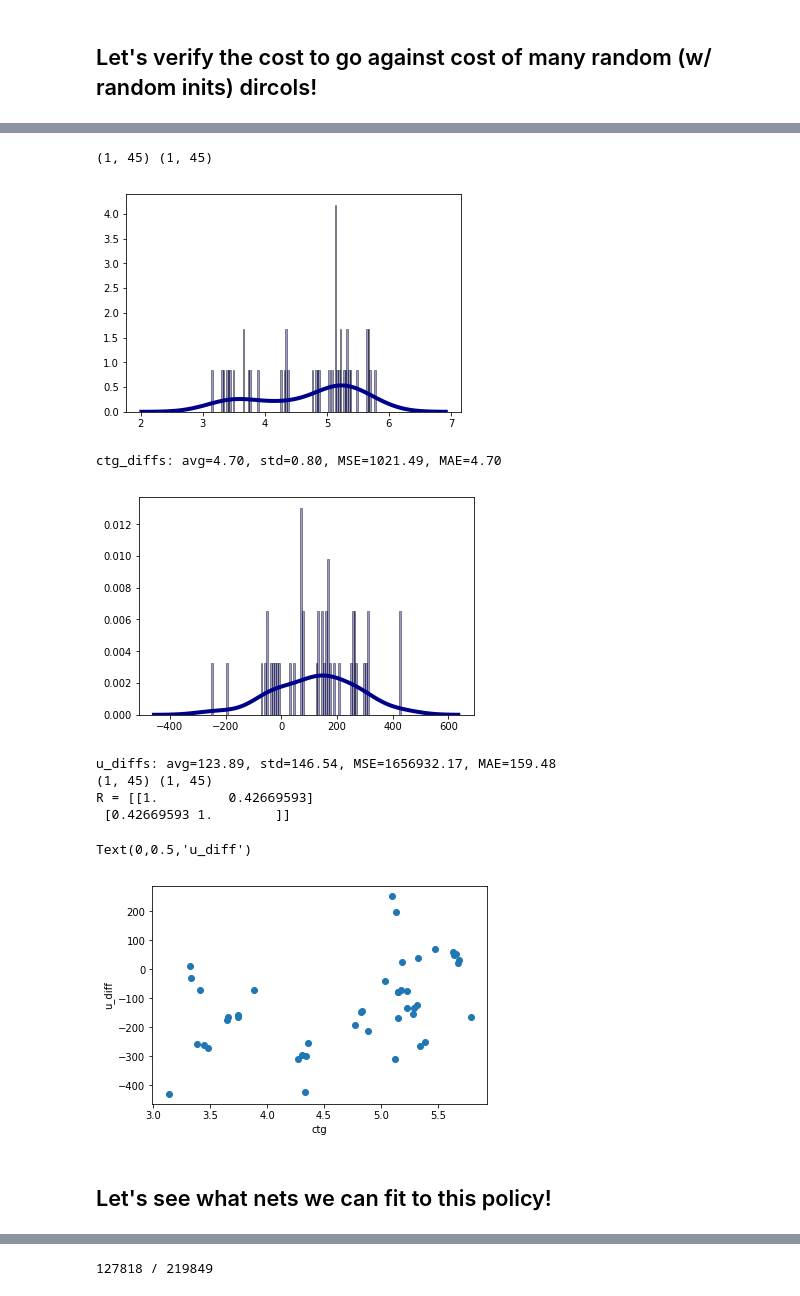
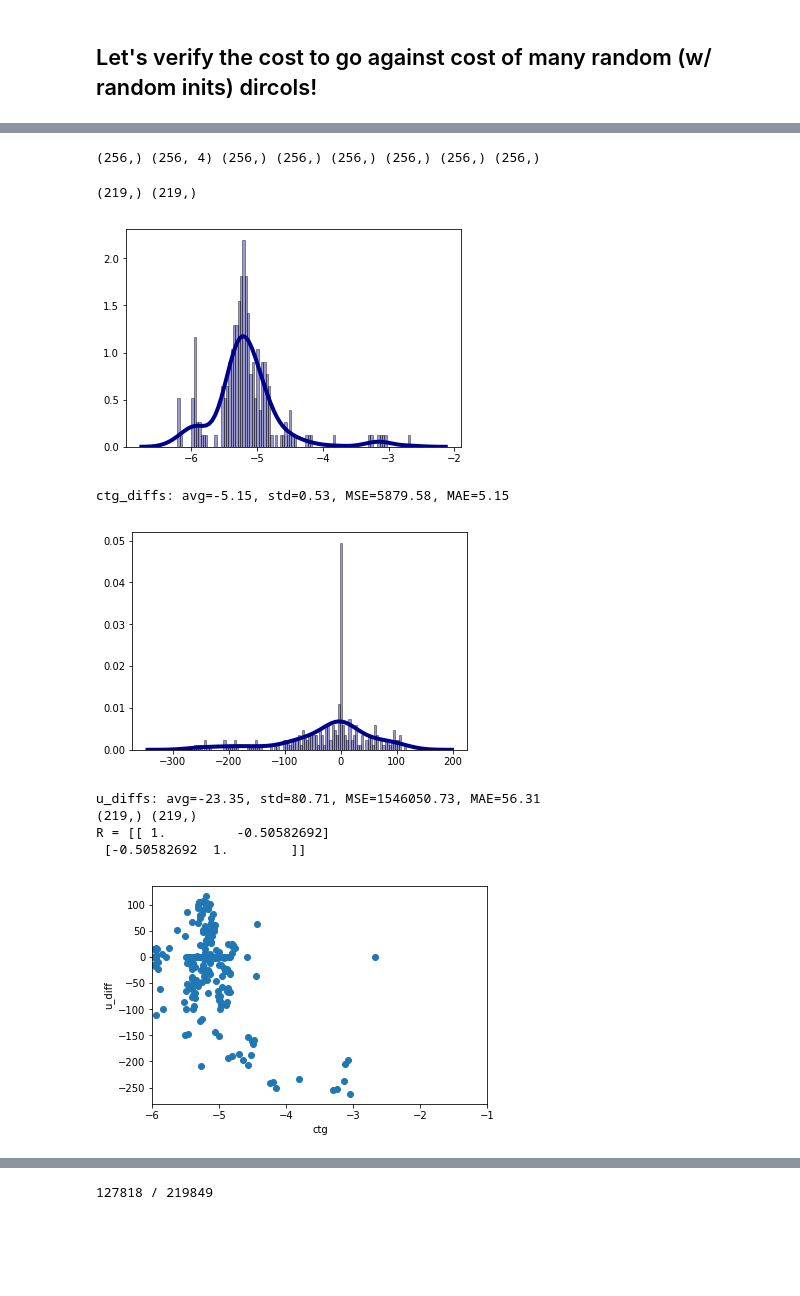
Before and after one commit to robert-verkuil/drake-pytorch, a Jupyter notebook: python/playgrounds/VI/Value Iteration - Cartpole.ipynb, the cells around one changed output, grey strips where cells are left out. Drawn from its saved outputs; the diff is of its cells as text; code cells hidden in the pictures; blank space fills up the shorter version.

```diff
--- a/python/playgrounds/VI/Value Iteration - Cartpole.ipynb
+++ b/python/playgrounds/VI/Value Iteration - Cartpole.ipynb
@@ -169,7 +171,7 @@ def load_policy(name):
     ctg = np.load('numpy_saves/ctg__cartpole_'+name+'.npy')
     return BarycentricMeshSystem(b_mesh, output_values), ctg
 # save_policy('test_stabilize_top7_w_ctg')
-policy, ctg = load_policy('test_stabilize_top7_w_ctg')
+policy, cost_to_go = load_policy('test_stabilize_top7_w_ctg')
 # %%
 # Animate the resulting policy.
 builder = DiagramBuilder()
@@ -238,10 +240,11 @@ def do_dircol(ic, warm_start="linear", seed=1776, should_vis=False):
     return do_dircol_cartpole(ic           = ic,
                        warm_start   = warm_start,
                        seed         = seed,
-                       should_vis   = should_vis)#,
+                       should_vis   = should_vis,
+                       torque_limit = 250.,
 #                        num_samples  = 42,
-#                        min_timestep = 0.2,
-#                        max_timestep = 0.21)
+                       min_timestep = 0.0001,
+                       max_timestep = 1.)
 # %%
 %matplotlib notebook
 
@@ -394,10 +328,26 @@ KeyboardInterrupt:
+# %%
+found_ctgs, expected_ctgs, found_us, expected_us, found_ts, expected_ts = (item.reshape(1, -1)[0] for item in (found_ctgs, expected_ctgs, found_us, expected_us, found_ts, expected_ts))
+print(valids.shape, ics.shape, found_ctgs.shape, expected_ctgs.shape, found_us.shape, expected_us.shape, found_ts.shape, expected_ts.shape)
+ics, found_ctgs, expected_ctgs, found_us, expected_us, found_ts, expected_ts = (item[valids] for item in (ics, found_ctgs, expected_ctgs, found_us, expected_us, found_ts, expected_ts))
+# %% [output]
+(256,) (256, 4) (256,) (256,) (256,) (256,) (256,) (256,)
 # %%
 %matplotlib inline
 import seaborn as sns
 
-good_ctg_diffs = -ctg_diffs.reshape(1, -1)
-good_u_diifs = u_diffs.reshape(1, -1)
-print(good_ctg_diffs.shape, good_u_diifs.shape)
+
+good_ctg_diffs = found_ctgs - expected_ctgs
+good_u_diffs   = found_us - expected_us
+print(good_ctg_diffs.shape, good_u_diffs.shape)
+
+good_is = []
+for i, (ctg_diff, u_diff) in enumerate(zip(good_ctg_diffs, good_u_diffs)):
+    if ctg_diff < 2:
+        good_is.append(i)
+good_ctg_diffs = good_ctg_diffs[good_is]
+good_u_diffs = good_u_diffs[good_is]
+# print(list(zip(found_us, expected_us)))
+
 
 def plot_and_print_statistics(diffs, name, bins=100, xlim=None):
     # density plot
@@ -411,48 +361,48 @@ def plot_and_print_statistics(diffs, name, bins=100, xlim=None):
         plt.xlim(xlim)
     plt.show()
 
     avg = np.mean(diffs)
     std = np.std(diffs)
     MSE = np.sum(np.square(diffs))
     MAE = np.mean(np.abs(diffs))
     print("{}: avg={:.2f}, std={:.2f}, MSE={:.2f}, MAE={:.2f}".format(name, avg, std, MSE, MAE))
 
 
 # cost_to_go     ctg_diffs
 ######################################################################
-plot_and_print_statistics(-1*ctg_diffs, "ctg_diffs")
+plot_and_print_statistics(good_ctg_diffs, "ctg_diffs")
 
 # policy         u_diffs
 ######################################################################
-plot_and_print_statistics(-1*u_diffs.reshape(1, -1), "u_diffs",
-#                           xlim=(-1, 1),
+plot_and_print_statistics(good_u_diffs, "u_diffs",
+#                           xlim=(-6, -1),
 #                           bins=500
                          )
 
 
 # Here, I will plot all the VI and Policy things and evaluate correlation
 ######################################################################
-print(good_ctg_diffs.shape, good_u_diifs.shape)
-R = np.corrcoef(good_ctg_diffs, good_u_diifs)
+print(good_ctg_diffs.shape, good_u_diffs.shape)
+R = np.corrcoef(good_ctg_diffs, good_u_diffs)
 print("R = {}".format(R))
-plt.scatter(good_ctg_diffs, good_u_diifs)
+plt.scatter(good_ctg_diffs, good_u_diffs)
 plt.xlabel("ctg")
 plt.ylabel("u_diff")
+plt.xlim((-6, -1))
 
 
 # Here I will generate the graph of for each subsection of cost_to_go graph,
 # what is the distribution of policy outputs?
 ######################################################################
+
+plt.show()
 # %% [output]
-(1, 45) (1, 45)
+(219,) (219,)
-[figure, old version]
+[figure, new version]
-ctg_diffs: avg=4.70, std=0.80, MSE=1021.49, MAE=4.70
+ctg_diffs: avg=-5.15, std=0.53, MSE=5879.58, MAE=5.15
-[figure, old version]
+[figure, new version]
-u_diffs: avg=123.89, std=146.54, MSE=1656932.17, MAE=159.48
-(1, 45) (1, 45)
-R = [[1.         0.42669593]
- [0.42669593 1.        ]]
+u_diffs: avg=-23.35, std=80.71, MSE=1546050.73, MAE=56.31
+(219,) (219,)
+R = [[ 1.         -0.50582692]
+ [-0.50582692  1.        ]]
-Text(0,0.5,'u_diff')
-[figure, old version]
+[figure, new version]
-# %% [markdown]
-## Let's see what nets we can fit to this policy!
```
Also changed, not shown: parts of 8 cells of this notebook, 1 other file.
